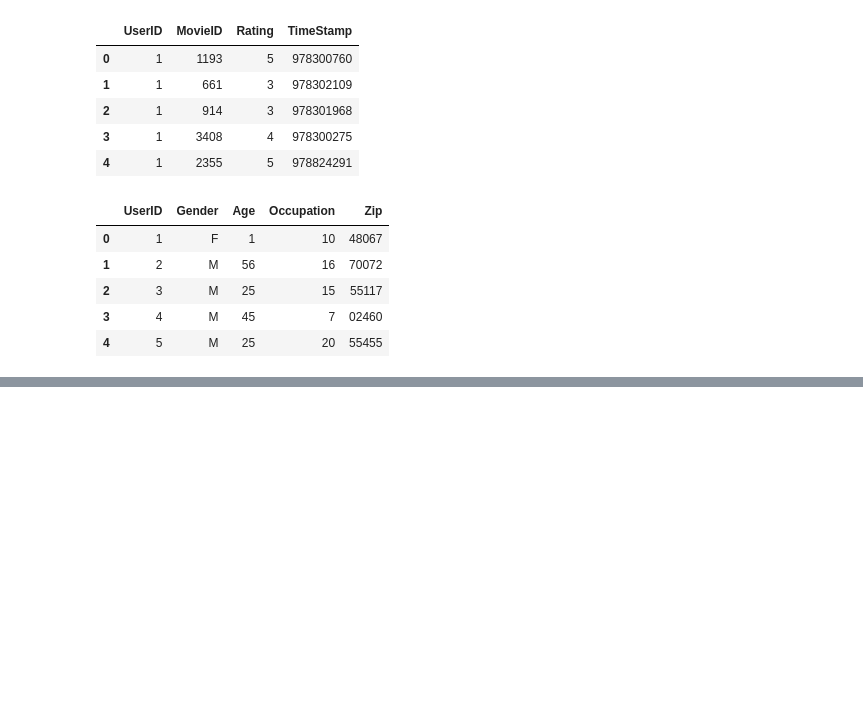
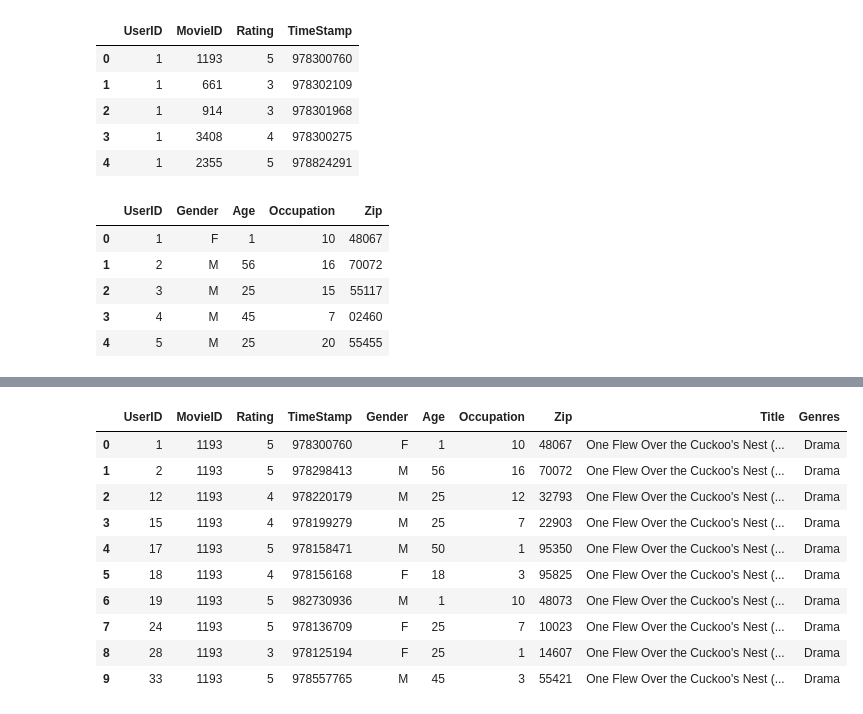
Before and after one commit to Njeri-Gitome/Python_for_DataAnalysis, a Jupyter notebook: Introductory.ipynb, the cells around one changed output, grey strips where cells are left out. Saved outputs shown, nothing was run; the diff lists cells and outputs as text; code cells hidden in the pictures; blank space fills up the shorter version.

Commit message:
EDA for movielens dataset

```diff
--- a/Introductory.ipynb
+++ b/Introductory.ipynb
@@ -617,0 +662,4 @@ users.head(5)
+# %%
+# Merging the datasets in order to perrform analysis
+
+data =pd.merge(pd.merge(ratings,users),movies)
@@ -617,0 +688,14 @@ users.head(5)
+# %%
+data.head(10)
+# %% [output]
+|  | UserID | MovieID | Rating | TimeStamp | Gender | Age | Occupation | Zip | Title | Genres |
+| 0 | 1 | 1193 | 5 | 978300760 | F | 1 | 10 | 48067 | One Flew Over the Cuckoo's Nest (... | Drama |
+| 1 | 2 | 1193 | 5 | 978298413 | M | 56 | 16 | 70072 | One Flew Over the Cuckoo's Nest (... | Drama |
+| 2 | 12 | 1193 | 4 | 978220179 | M | 25 | 12 | 32793 | One Flew Over the Cuckoo's Nest (... | Drama |
+| 3 | 15 | 1193 | 4 | 978199279 | M | 25 | 7 | 22903 | One Flew Over the Cuckoo's Nest (... | Drama |
+| 4 | 17 | 1193 | 5 | 978158471 | M | 50 | 1 | 95350 | One Flew Over the Cuckoo's Nest (... | Drama |
+| 5 | 18 | 1193 | 4 | 978156168 | F | 18 | 3 | 95825 | One Flew Over the Cuckoo's Nest (... | Drama |
+| 6 | 19 | 1193 | 5 | 982730936 | M | 1 | 10 | 48073 | One Flew Over the Cuckoo's Nest (... | Drama |
+| 7 | 24 | 1193 | 5 | 978136709 | F | 25 | 7 | 10023 | One Flew Over the Cuckoo's Nest (... | Drama |
+| 8 | 28 | 1193 | 3 | 978125194 | F | 25 | 1 | 14607 | One Flew Over the Cuckoo's Nest (... | Drama |
+| 9 | 33 | 1193 | 5 | 978557765 | M | 45 | 3 | 55421 | One Flew Over the Cuckoo's Nest (... | Drama |
```
Also changed, not shown: parts of 19 cells of this notebook.
